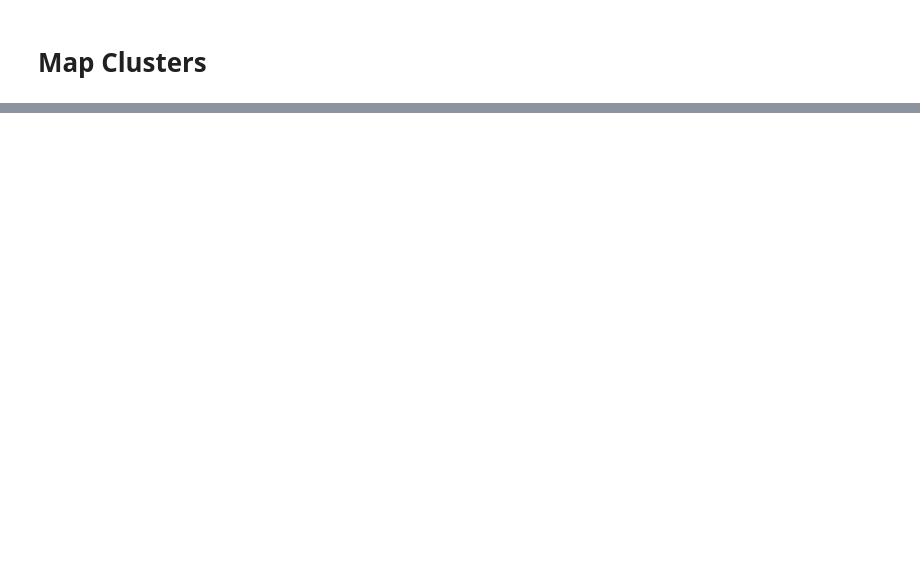
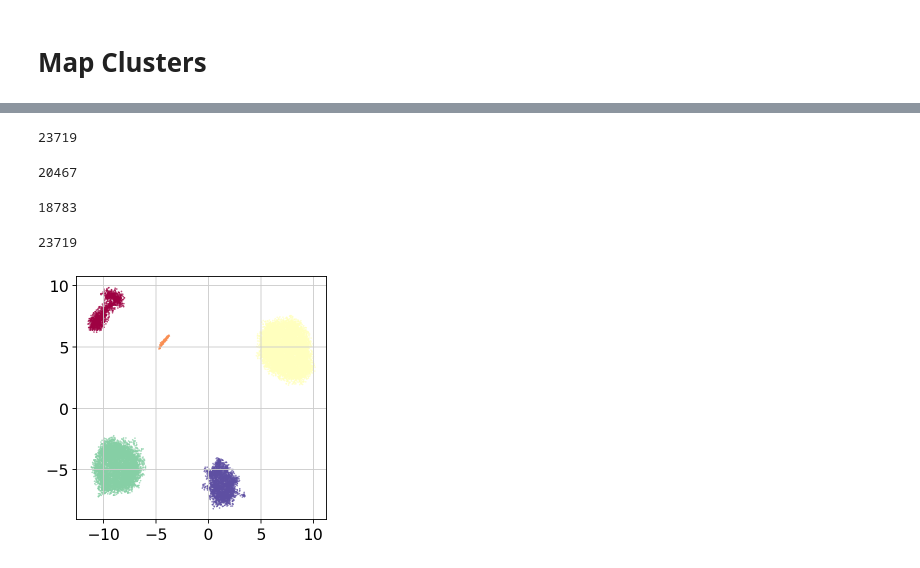
Before and after one commit to SamuelzXu/immune-challenge, a Jupyter notebook: Umap-experiment.ipynb, the cells around one changed output, grey strips where cells are left out. Saved outputs shown, nothing was run; the diff lists cells and outputs as text; code cells hidden in the pictures; blank space fills up the shorter version.

```diff
--- a/Umap-experiment.ipynb
+++ b/Umap-experiment.ipynb
@@ -345,0 +516,4 @@ q3 = proportions_clusters(cats_db)
+# %%
+pca_comps = 100
+pca_train = PCA(n_components = pca_comps)
+pca_train.fit(cudata)
@@ -345,0 +538,6 @@ q3 = proportions_clusters(cats_db)
+# %%
+train_ind = [x != 'Unperturbed' for x in adata.obs['condition']]
+# Project train data into lower dimension
+train_x = pca_train.transform(cudata[train_ind])
+# Known labels for train data
+train_y = cudf.DataFrame([classdict[s] for s in adata.obs['state'][train_ind]])
@@ -345,0 +546,3 @@ q3 = proportions_clusters(cats_db)
+# %%
+reducer = UMAP(n_neighbors=30, min_dist=0.1)
+reducer.fit(train_x,train_y)
@@ -345,0 +553,2 @@ q3 = proportions_clusters(cats_db)
+# %%
+t_embed = reducer.transform(train_x)
@@ -345,0 +563,4 @@ q3 = proportions_clusters(cats_db)
+# %%
+sum(train_ind)
+# %% [output]
+23719
@@ -345,0 +569,38 @@ q3 = proportions_clusters(cats_db)
+# %%
+len(t_ind)
+# %% [output]
+20467
+# %%
+sum(t_ind)
+# %% [output]
+18783
+# %%
+len(hdbscan_t.labels_)
+# %% [output]
+23719
+# %%
+thresh = 0.3
+
+hdbscan_t = HDBSCAN(min_samples=10,
+    min_cluster_size=100,)
+
+clusters_t = hdbscan_t.fit_predict(t_embed)
+
+clustered = [p > thresh for p in hdbscan_t.probabilities_.to_numpy()]
+
+t_dn = t_embed[clustered]
+t_labels = hdbscan_t.labels_[clustered].to_numpy()
+
+plt.scatter(t_dn.to_numpy()[:,0],
+            t_dn.to_numpy()[:,1],
+            c=t_labels,
+            s=0.13,
+            cmap='Spectral');
+
+# Set deleted labels to -1
+t_proba = hdbscan_t.probabilities_.to_numpy()
+t_deleted = np.where(t_proba <= thresh, True , False)
+t_labels_padded = hdbscan_t.labels_.copy()
+t_labels_padded[t_deleted] = -1
+# %% [output]
+[figure, added]
```
Also changed, not shown: parts of 86 cells of this notebook.
